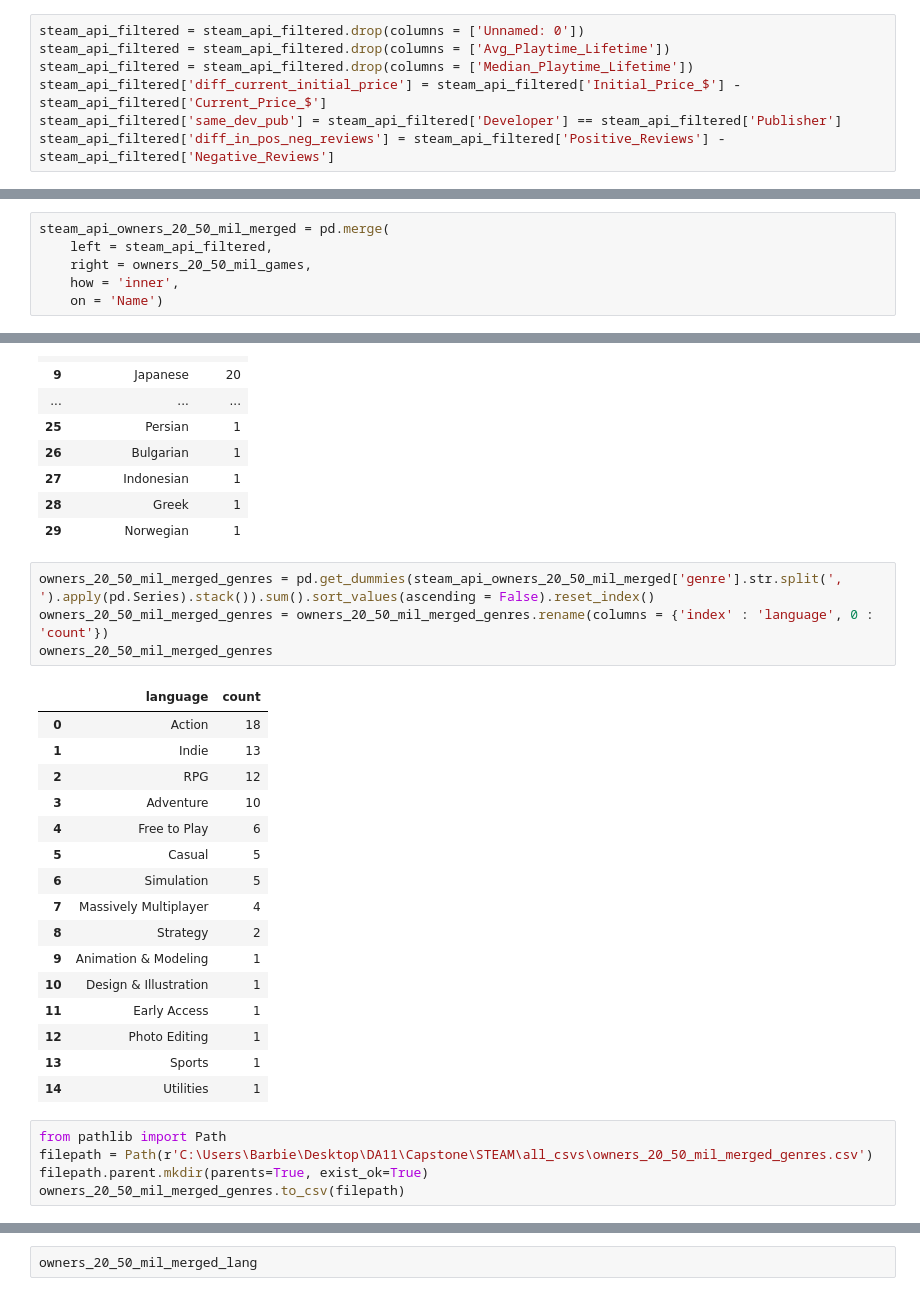
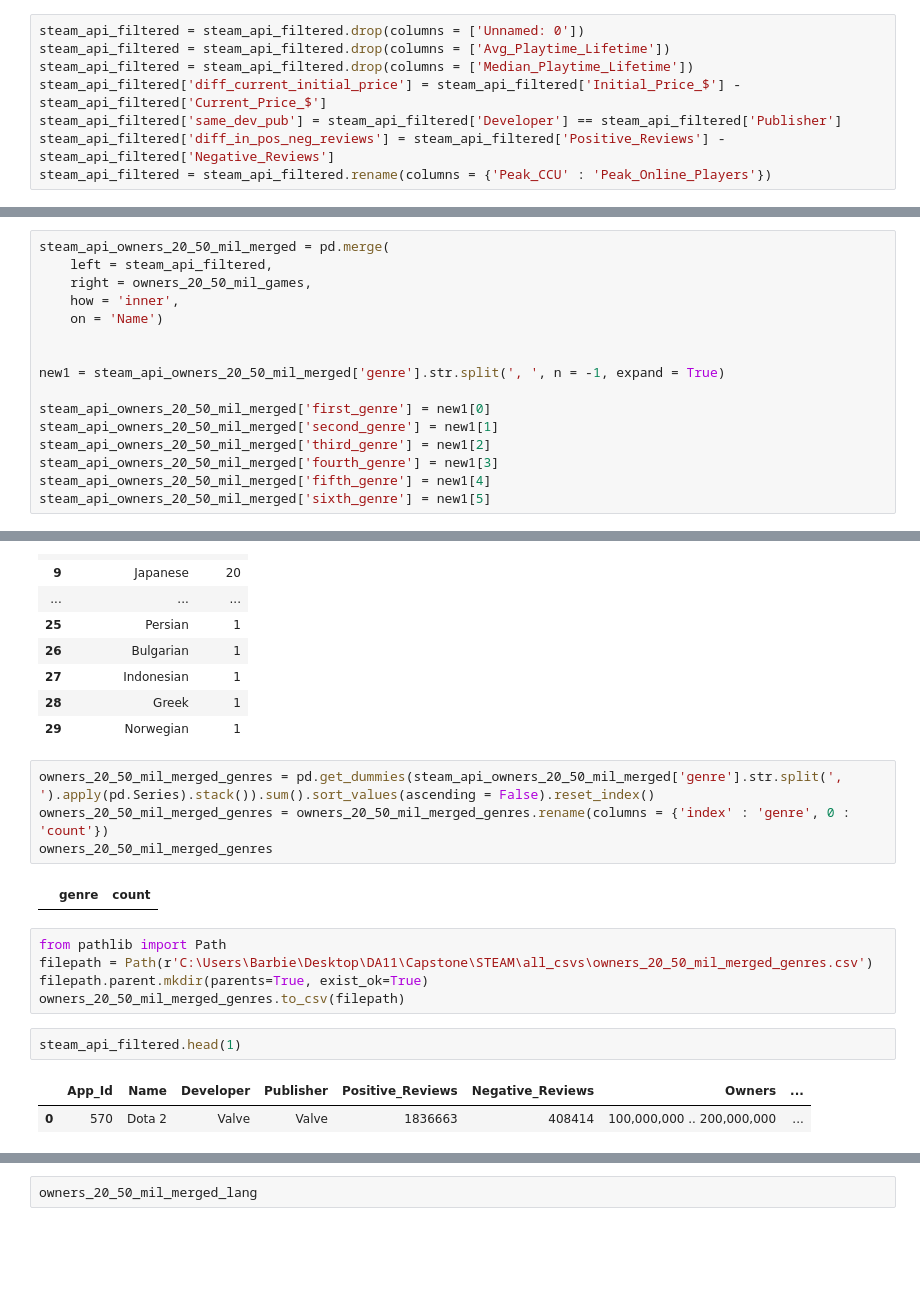
Before and after one commit to barbsjean/Steam_data_analysis, a Jupyter notebook: The Steam Notebook.ipynb, the cells around one changed output, grey strips where cells are left out. Drawn from its saved outputs; the diff is of its cells as text; blank space fills up the shorter version.

```diff
--- a/The Steam Notebook.ipynb
+++ b/The Steam Notebook.ipynb
@@ -143,6 +143,7 @@ steam_api_filtered = steam_api_filtered.drop(columns = ['Median_Playtime_Lifetim
 steam_api_filtered['diff_current_initial_price'] = steam_api_filtered['Initial_Price_$'] - steam_api_filtered['Current_Price_$']
 steam_api_filtered['same_dev_pub'] = steam_api_filtered['Developer'] == steam_api_filtered['Publisher']
 steam_api_filtered['diff_in_pos_neg_reviews'] = steam_api_filtered['Positive_Reviews'] - steam_api_filtered['Negative_Reviews']
+steam_api_filtered = steam_api_filtered.rename(columns = {'Peak_CCU' : 'Peak_Online_Players'})
 # %%
 steam_api_filtered
 # %% [output]
@@ -590,4 +632,14 @@ steam_api_owners_20_50_mil_merged = pd.merge(
     right = owners_20_50_mil_games,
     how = 'inner',
     on = 'Name')
+
+
+new1 = steam_api_owners_20_50_mil_merged['genre'].str.split(', ', n = -1, expand = True)
+
+steam_api_owners_20_50_mil_merged['first_genre'] = new1[0]
+steam_api_owners_20_50_mil_merged['second_genre'] = new1[1]
+steam_api_owners_20_50_mil_merged['third_genre'] = new1[2]
+steam_api_owners_20_50_mil_merged['fourth_genre'] = new1[3]
+steam_api_owners_20_50_mil_merged['fifth_genre'] = new1[4]
+steam_api_owners_20_50_mil_merged['sixth_genre'] = new1[5]
 # %%
@@ -649,27 +769,17 @@ owners_20_50_mil_merged_lang
 | 29 | Norwegian | 1 |
 # %%
 owners_20_50_mil_merged_genres = pd.get_dummies(steam_api_owners_20_50_mil_merged['genre'].str.split(', ').apply(pd.Series).stack()).sum().sort_values(ascending = False).reset_index()
-owners_20_50_mil_merged_genres = owners_20_50_mil_merged_genres.rename(columns = {'index' : 'language', 0 : 'count'})
+owners_20_50_mil_merged_genres = owners_20_50_mil_merged_genres.rename(columns = {'index' : 'genre', 0 : 'count'})
 owners_20_50_mil_merged_genres
 # %% [output]
-|  | language | count |
-| 0 | Action | 18 |
-| 1 | Indie | 13 |
-| 2 | RPG | 12 |
-| 3 | Adventure | 10 |
-| 4 | Free to Play | 6 |
-| 5 | Casual | 5 |
-| 6 | Simulation | 5 |
-| 7 | Massively Multiplayer | 4 |
-| 8 | Strategy | 2 |
-| 9 | Animation & Modeling | 1 |
-| 10 | Design & Illustration | 1 |
-| 11 | Early Access | 1 |
-| 12 | Photo Editing | 1 |
-| 13 | Sports | 1 |
-| 14 | Utilities | 1 |
+|  | genre | count |
 # %%
 from pathlib import Path
 filepath = Path(r'C:\Users\Barbie\Desktop\DA11\Capstone\STEAM\all_csvs\owners_20_50_mil_merged_genres.csv')
 filepath.parent.mkdir(parents=True, exist_ok=True)
 owners_20_50_mil_merged_genres.to_csv(filepath)
+# %%
+steam_api_filtered.head(1)
+# %% [output]
+|  | App_Id | Name | Developer | Publisher | Positive_Reviews | Negative_Reviews | Owners | ... |
+| 0 | 570 | Dota 2 | Valve | Valve | 1836663 | 408414 | 100,000,000 .. 200,000,000 | ... |
```
Also changed, not shown: parts of 147 cells of this notebook, 3 other files.
